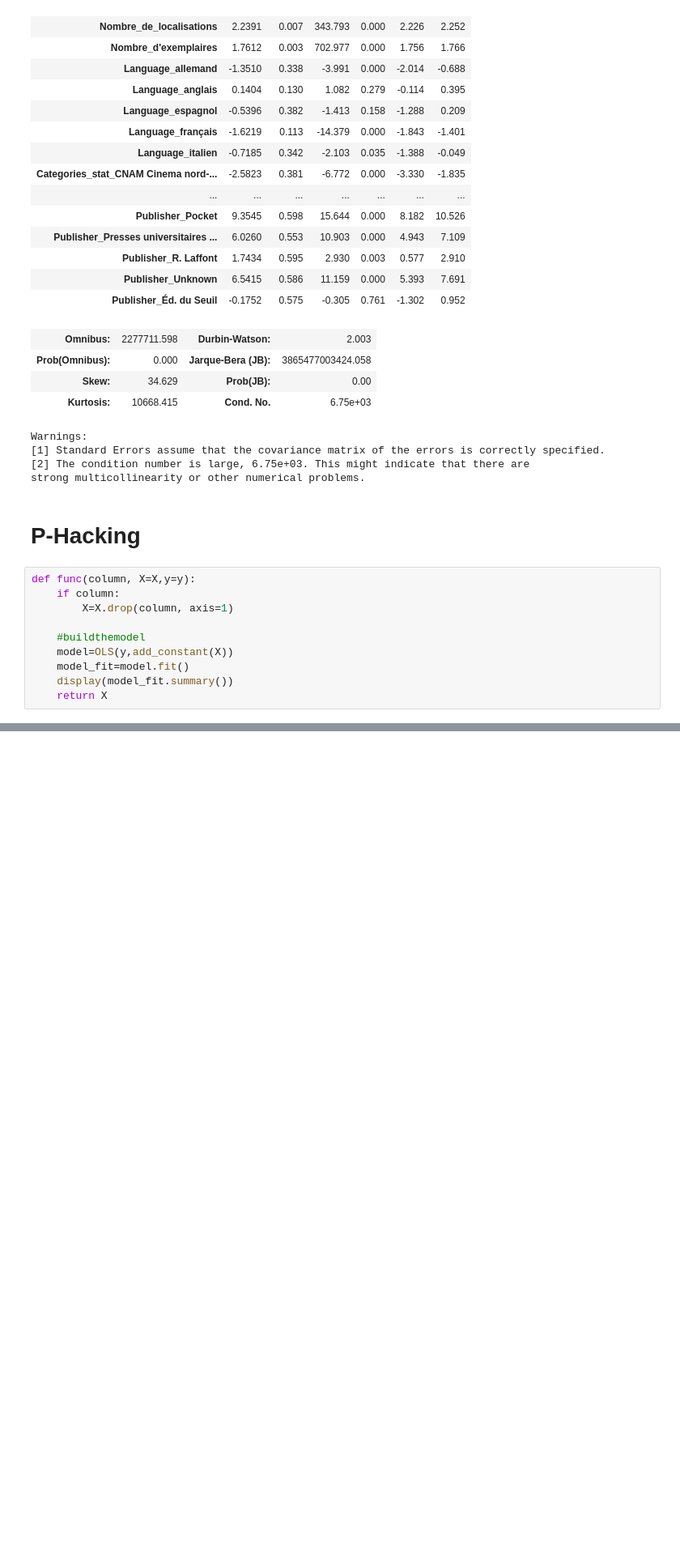
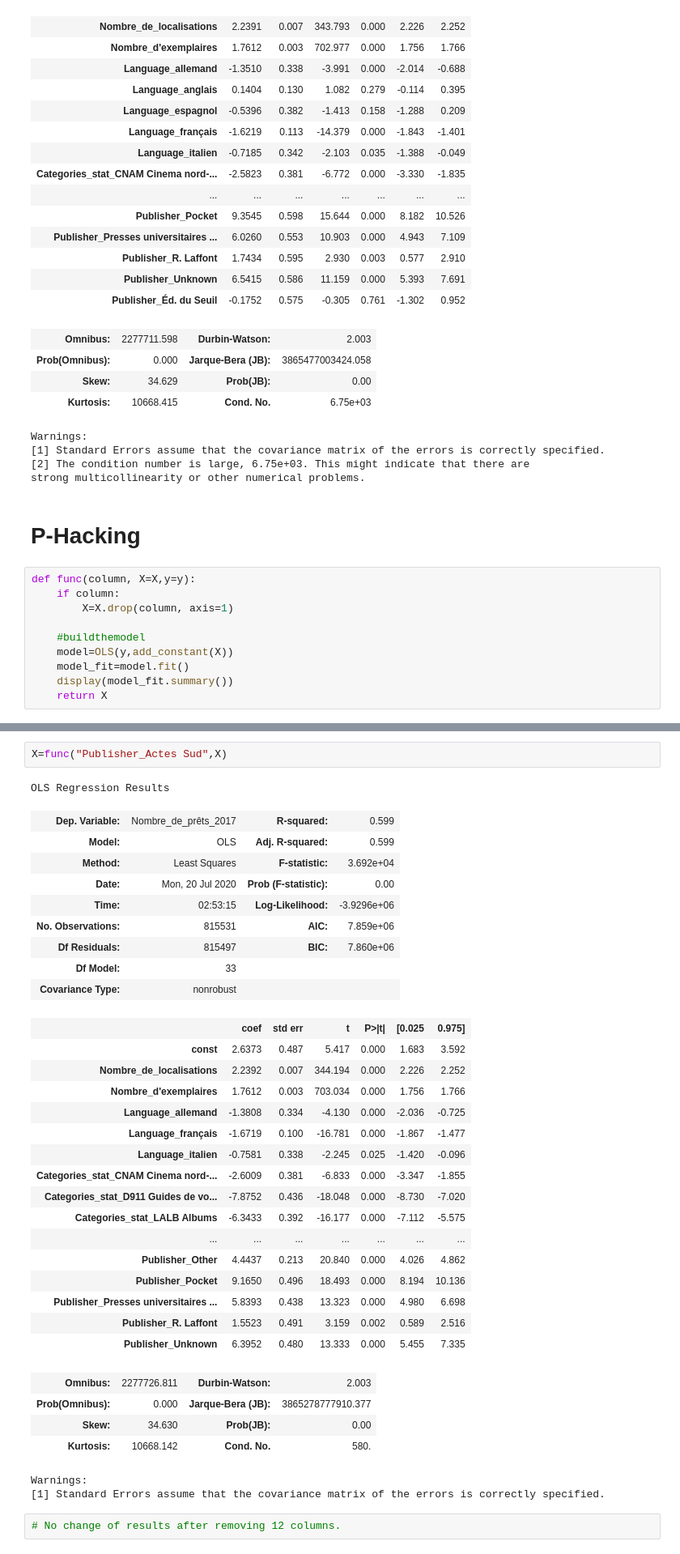
Before and after one commit to srosamont/Projects_Ironhack, a Jupyter notebook: Book_loan/Book_Loan_Cleaning.ipynb, the cells around one changed output, grey strips where cells are left out. Shown at 81% size. Saved outputs shown, nothing was run; the diff lists cells and outputs as text; blank space fills up the shorter version.

```diff
--- a/Book_loan/Book_Loan_Cleaning.ipynb
+++ b/Book_loan/Book_Loan_Cleaning.ipynb
@@ -1008,0 +1031,37 @@ def func(column, X=X,y=y):
+# %%
+X=func("Publisher_Actes Sud",X)
+# %% [output]
+OLS Regression Results
+| Dep. Variable: | Nombre_de_prêts_2017 | R-squared: | 0.599 |
+| Model: | OLS | Adj. R-squared: | 0.599 |
+| Method: | Least Squares | F-statistic: | 3.692e+04 |
+| Date: | Mon, 20 Jul 2020 | Prob (F-statistic): | 0.00 |
+| Time: | 02:53:15 | Log-Likelihood: | -3.9296e+06 |
+| No. Observations: | 815531 | AIC: | 7.859e+06 |
+| Df Residuals: | 815497 | BIC: | 7.860e+06 |
+| Df Model: | 33 |  |  |
+| Covariance Type: | nonrobust |  |  |
+|  | coef | std err | t | P>|t| | [0.025 | 0.975] |
+| const | 2.6373 | 0.487 | 5.417 | 0.000 | 1.683 | 3.592 |
+| Nombre_de_localisations | 2.2392 | 0.007 | 344.194 | 0.000 | 2.226 | 2.252 |
+| Nombre_d'exemplaires | 1.7612 | 0.003 | 703.034 | 0.000 | 1.756 | 1.766 |
+| Language_allemand | -1.3808 | 0.334 | -4.130 | 0.000 | -2.036 | -0.725 |
+| Language_français | -1.6719 | 0.100 | -16.781 | 0.000 | -1.867 | -1.477 |
+| Language_italien | -0.7581 | 0.338 | -2.245 | 0.025 | -1.420 | -0.096 |
+| Categories_stat_CNAM Cinema nord-... | -2.6009 | 0.381 | -6.833 | 0.000 | -3.347 | -1.855 |
+| Categories_stat_D911 Guides de vo... | -7.8752 | 0.436 | -18.048 | 0.000 | -8.730 | -7.020 |
+| Categories_stat_LALB Albums | -6.3433 | 0.392 | -16.177 | 0.000 | -7.112 | -5.575 |
+| ... | ... | ... | ... | ... | ... | ... |
+| Publisher_Other | 4.4437 | 0.213 | 20.840 | 0.000 | 4.026 | 4.862 |
+| Publisher_Pocket | 9.1650 | 0.496 | 18.493 | 0.000 | 8.194 | 10.136 |
+| Publisher_Presses universitaires ... | 5.8393 | 0.438 | 13.323 | 0.000 | 4.980 | 6.698 |
+| Publisher_R. Laffont | 1.5523 | 0.491 | 3.159 | 0.002 | 0.589 | 2.516 |
+| Publisher_Unknown | 6.3952 | 0.480 | 13.333 | 0.000 | 5.455 | 7.335 |
+| Omnibus: | 2277726.811 | Durbin-Watson: | 2.003 |
+| Prob(Omnibus): | 0.000 | Jarque-Bera (JB): | 3865278777910.377 |
+| Skew: | 34.630 | Prob(JB): | 0.00 |
+| Kurtosis: | 10668.142 | Cond. No. | 580. |
+Warnings:
+[1] Standard Errors assume that the covariance matrix of the errors is correctly specified.
+# %%
+# No change of results after removing 12 columns.
```
Also changed, not shown: parts of 4 cells of this notebook.
